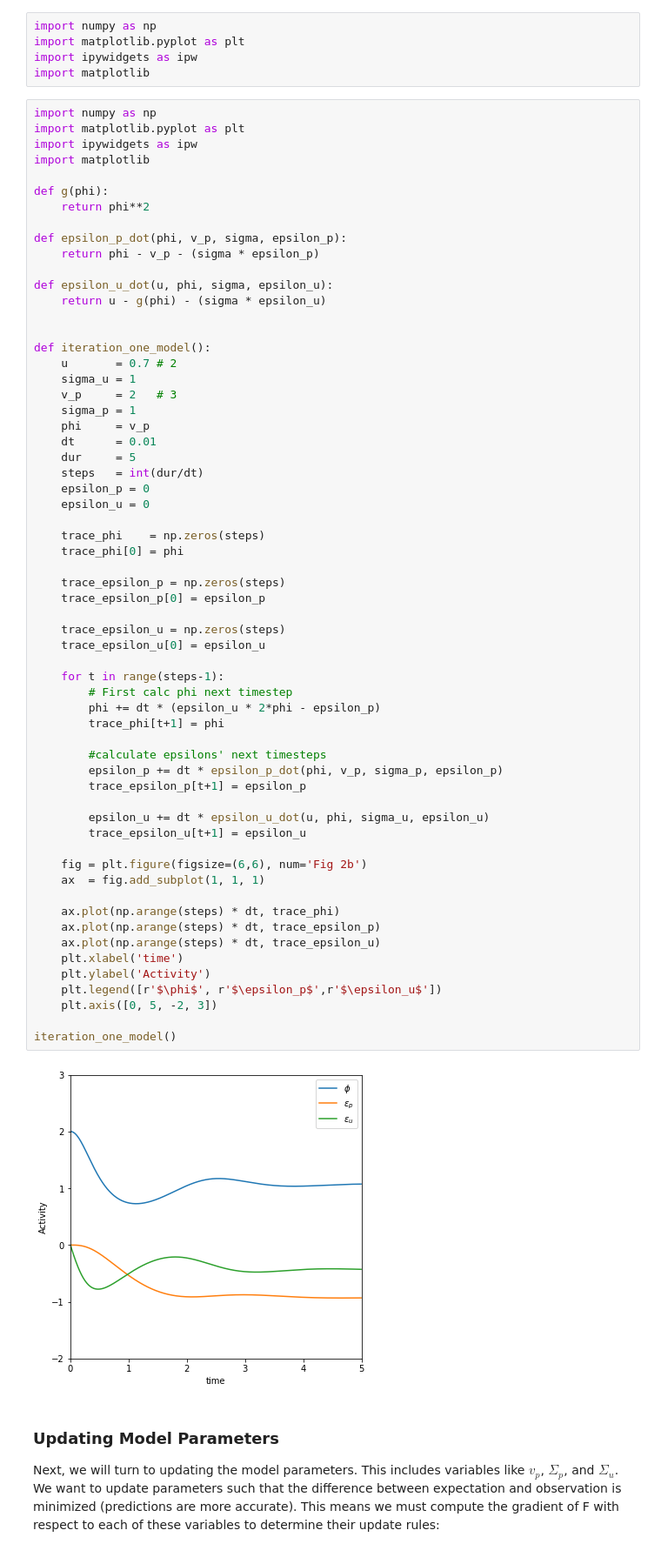
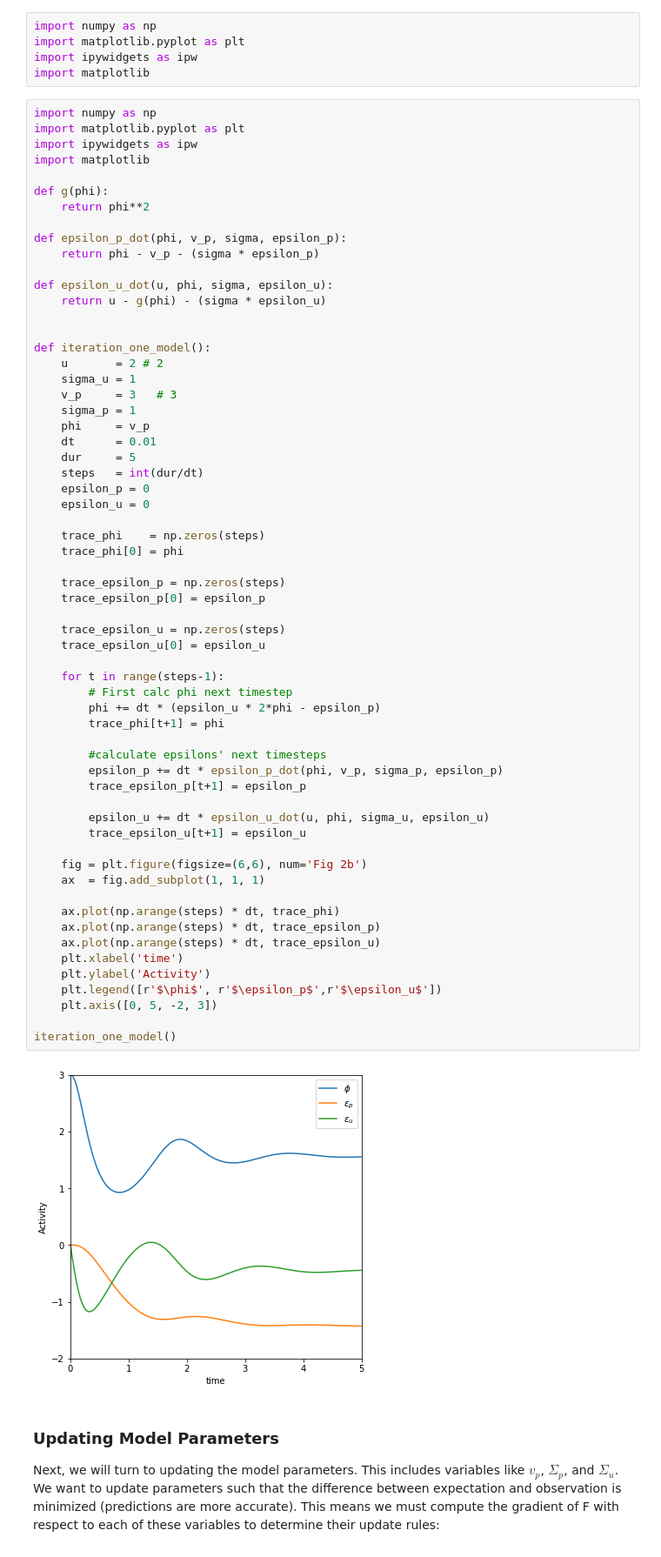
Before and after one commit to chris-weinberger/interoception-modeling, a Jupyter notebook: Active Inference Interoception Model.ipynb, the cells around one changed output. Shown at 87% size. Drawn from its saved outputs; the diff is of its cells as text.

```diff
--- a/Active Inference Interoception Model.ipynb
+++ b/Active Inference Interoception Model.ipynb
@@ -112,9 +112,9 @@ def epsilon_u_dot(u, phi, sigma, epsilon_u):
 
 
 def iteration_one_model():
-    u       = 0.7 # 2
+    u       = 2 # 2
     sigma_u = 1
-    v_p     = 2   # 3
+    v_p     = 3   # 3
     sigma_p = 1
     phi     = v_p
     dt      = 0.01
@@ -130,34 +130,34 @@ def iteration_one_model():
     trace_epsilon_p[0] = epsilon_p
 
     trace_epsilon_u = np.zeros(steps)
     trace_epsilon_u[0] = epsilon_u
 
     for t in range(steps-1):
         # First calc phi next timestep
         phi += dt * (epsilon_u * 2*phi - epsilon_p)
         trace_phi[t+1] = phi
 
         #calculate epsilons' next timesteps
         epsilon_p += dt * epsilon_p_dot(phi, v_p, sigma_p, epsilon_p)
         trace_epsilon_p[t+1] = epsilon_p
 
         epsilon_u += dt * epsilon_u_dot(u, phi, sigma_u, epsilon_u)
         trace_epsilon_u[t+1] = epsilon_u
 
     fig = plt.figure(figsize=(6,6), num='Fig 2b')
     ax  = fig.add_subplot(1, 1, 1)
 
     ax.plot(np.arange(steps) * dt, trace_phi)
     ax.plot(np.arange(steps) * dt, trace_epsilon_p)
     ax.plot(np.arange(steps) * dt, trace_epsilon_u)
     plt.xlabel('time')
     plt.ylabel('Activity')
     plt.legend([r'$\phi$', r'$\epsilon_p$',r'$\epsilon_u$'])
     plt.axis([0, 5, -2, 3])
 
 iteration_one_model()
 # %% [output]
-[figure, old version]
+[figure, new version]
 # %% [markdown]
 ### Updating Model Parameters
 
```
Also changed, not shown: parts of 1 cell of this notebook, 4 other files.
